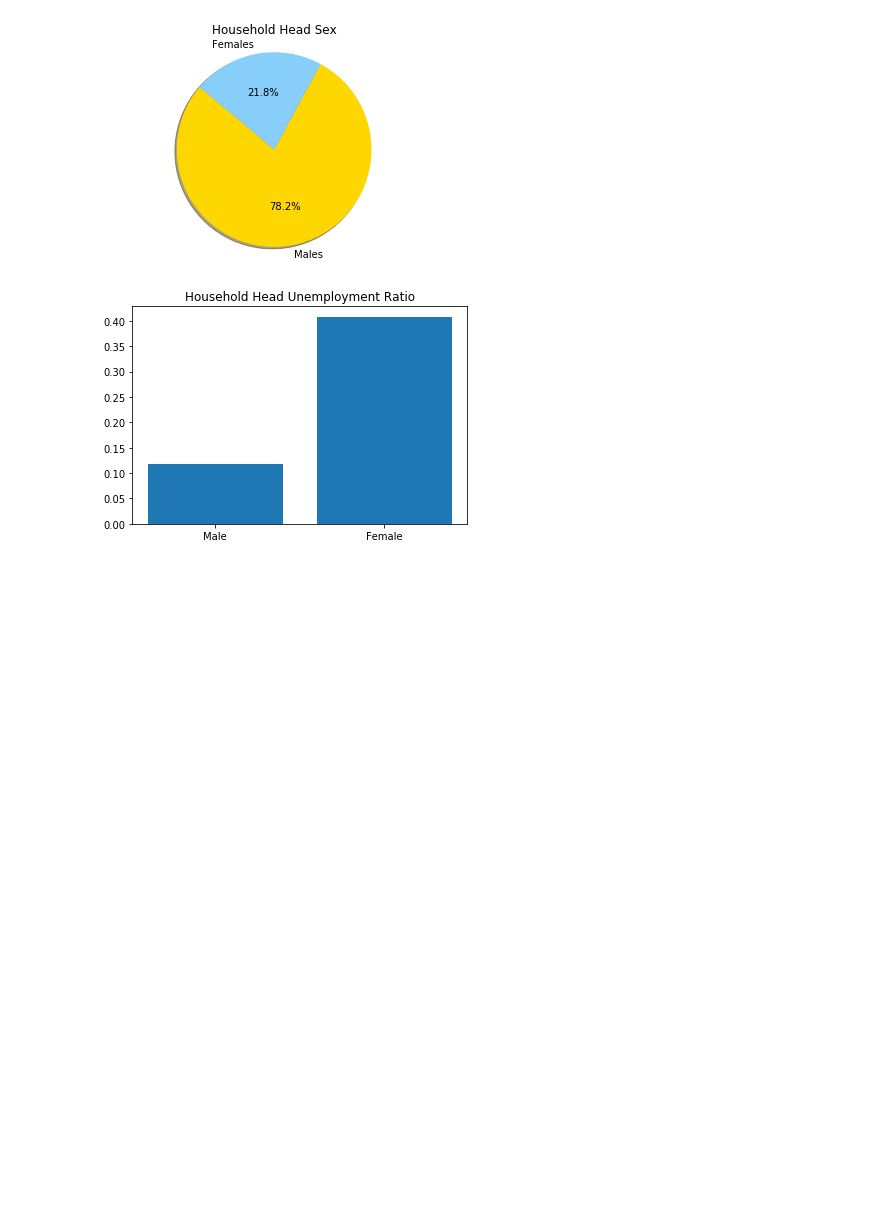
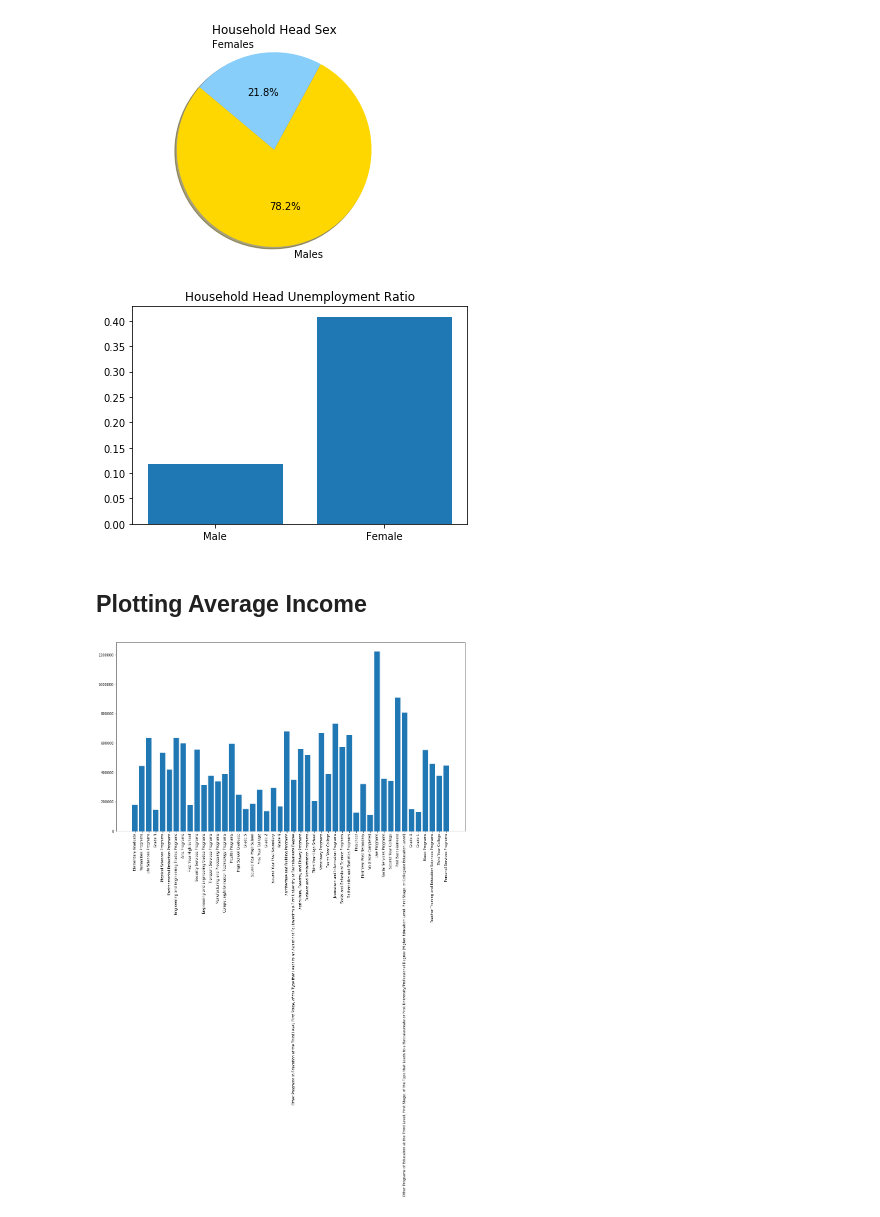
Before and after one commit to AshishShenoy/ids-project, a Jupyter notebook: ids-project.ipynb, the cells around one changed output. Cells and saved outputs as stored; diff of their text form; code cells hidden in the pictures; blank space fills up the shorter version.

Commit message:
Add bar plot of average income of jobs

```diff
--- a/ids-project.ipynb
+++ b/ids-project.ipynb
@@ -113,3 +114,26 @@ plt.show()
 # %% [output]
 [figure]
 [figure]
+# %% [markdown]
+
+## Plotting Average Income
+# %%
+grades = df["Household Head Highest Grade Completed"]
+incomes = df["Total Household Income"]
+job_incomes = dict.fromkeys(set(df["Household Head Highest Grade Completed"]))
+
+for i in avg_income:
+    job_incomes[i] = []
+
+for i in range(len(df)):
+    job_incomes[grades[i]].append(incomes[i])
+# %%
+# Increasing the size of the plot.
+rcParams['figure.figsize'] = [18, 10]
+
+avg_incomes = [np.mean(i) for i in job_incomes.values()]
+plt.xticks(rotation='vertical')
+plt.bar(x=job_incomes.keys(), height=avg_incomes)
+plt.show()
+# %% [output]
+[figure, added]
```
Also changed, not shown: parts of 1 cell of this notebook.
